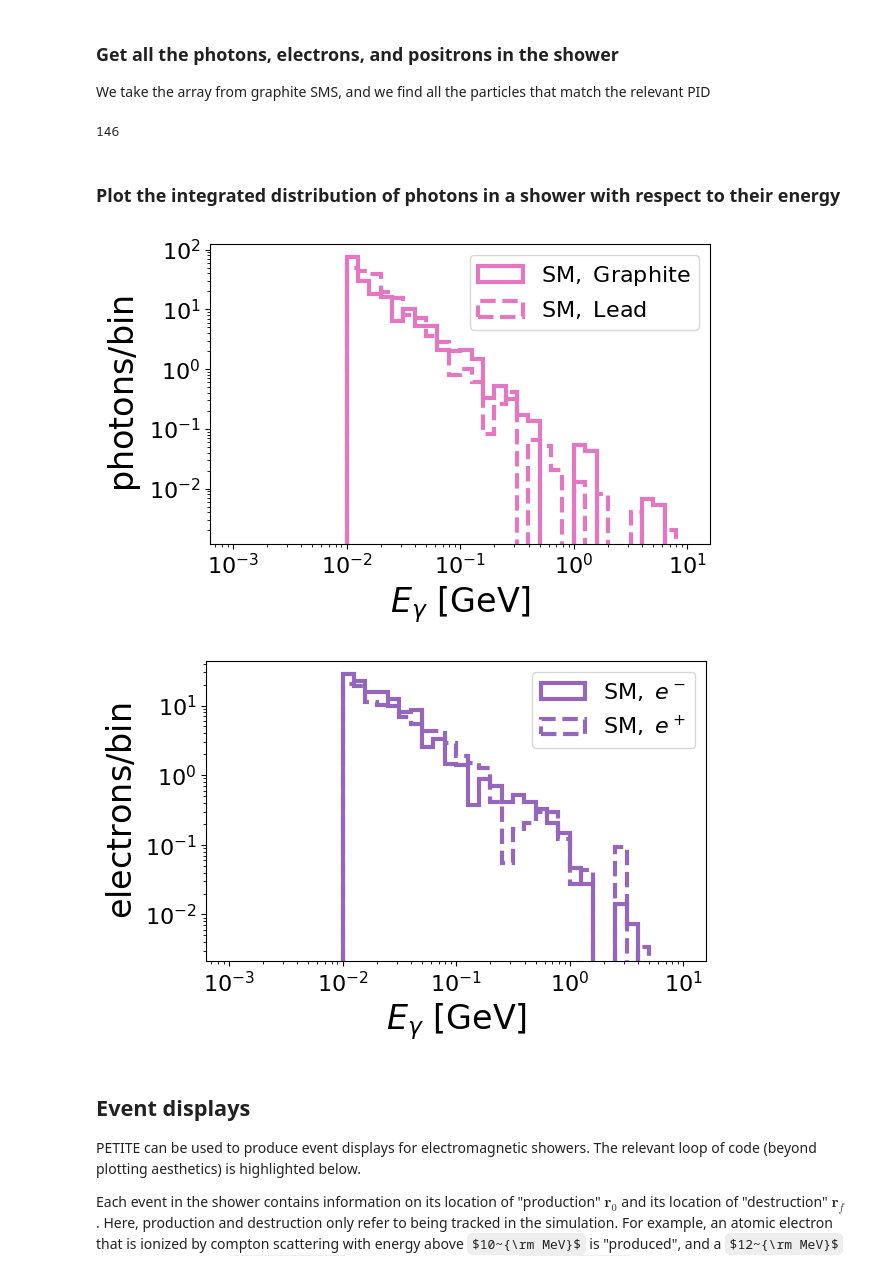
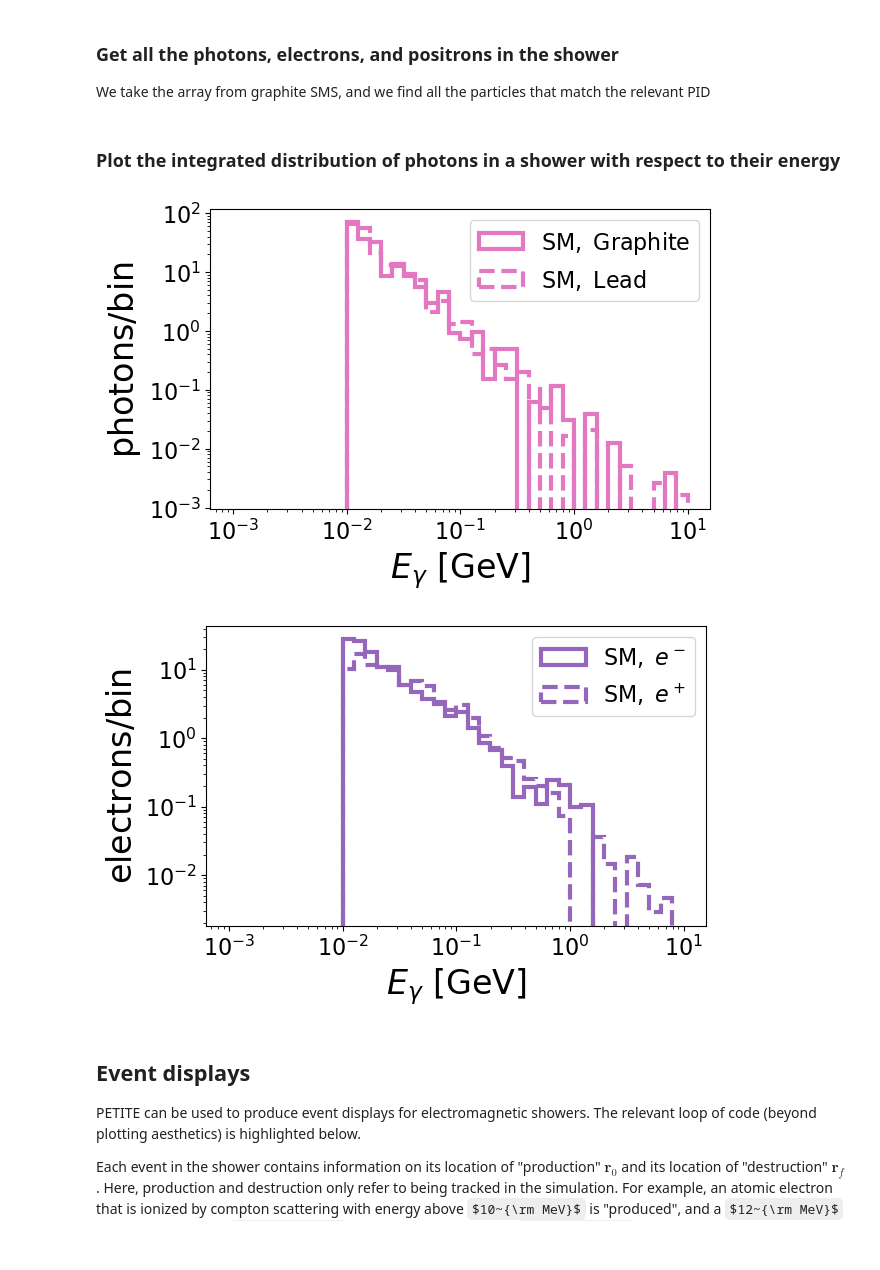
Before and after one commit to kjkellyphys/PETITE, a Jupyter notebook: examples/shower_SM.ipynb, the cells around one changed output. Saved outputs shown, nothing was run; the diff lists cells and outputs as text; code cells hidden in the pictures; some formulas as TeX source.

```diff
--- a/examples/shower_SM.ipynb
+++ b/examples/shower_SM.ipynb
@@ -402,6 +381,9 @@ SMSPositrons = np.array(SMS)[np.where([ps.get_ids()["PID"] == -11 for ps in SMS]
 # %%
 PhotonEs = np.array([s.get_p0()[0] for s in SMSPhotons])
 PhotonEsLead = np.array([s.get_p0()[0] for s in SMSPhotonsLead])
+
+Photon_weights = np.array([s.get_ids()["weight"] for s in SMSPhotons])
+Photon_weightsLead = np.array([s.get_ids()["weight"] for s in SMSPhotonsLead])
 # %%
 ElectronEs = np.array([s.get_p0()[0] for s in SMSElectrons])
 PositronEs = np.array([s.get_p0()[0] for s in SMSPositrons])
@@ -408,32 +393,28 @@ PositronEs = np.array([s.get_p0()[0] for s in SMSPositrons])
-# %%
-len(PhotonEs)
-# %% [output]
-146
 # %% [markdown]
 ### Plot the integrated distribution of photons in a shower with respect to their energy
 # %%
 b0 = np.logspace(-3, 1, 41)
 
-plt.hist(PhotonEs, bins=b0, histtype='step', lw=3, color='C6', density=True, ls='-', label=r"$\mathrm{SM,\ Graphite}$")
-plt.hist(PhotonEsLead, bins=b0, histtype='step', lw=3, color='C6', density=True, ls='--', label=r"$\mathrm{SM,\ Lead}$")
+plt.hist(PhotonEs, bins=b0, weights=Photon_weights, histtype='step', lw=3, color='C6', density=True, ls='-', label=r"$\mathrm{SM,\ Graphite}$")
+plt.hist(PhotonEsLead, bins=b0, weights=Photon_weightsLead, histtype='step', lw=3, color='C6', density=True, ls='--', label=r"$\mathrm{SM,\ Lead}$")
 
 plt.gca().legend(loc=1, fontsize=16)
 plt.gca().set_xscale('log')
 plt.gca().set_yscale('log')
 plt.gca().set_xlabel(r"$E_\gamma\ [\mathrm{GeV}]$", fontsize=24)
 plt.gca().set_ylabel(r"$\mathrm{photons/bin}$", fontsize=24)
 #plt.gca().axis([1e-3,100,1e-11,1e-3])
 [l.set_size(16) for l in plt.gca().get_xticklabels()]
 [l.set_size(16) for l in plt.gca().get_yticklabels()]
 
 set_size(5.0, 3.0)
 # %% [output]
-[figure, old version]
+[figure, new version]
 # %%
 b0 = np.logspace(-3, 1, 41)
 
-plt.hist(ElectronEs, bins=b0, histtype='step', lw=3, color='C4', density=True, ls='-', label=r"$\mathrm{SM,\ } e^-$")
-plt.hist(PositronEs, bins=b0, histtype='step', lw=3, color='C4', density=True, ls='--', label=r"$\mathrm{SM,\ } e^+$")
+plt.hist(ElectronEs, bins=b0, weights=Electron_weights, histtype='step', lw=3, color='C4', density=True, ls='-', label=r"$\mathrm{SM,\ } e^-$")
+plt.hist(PositronEs, bins=b0, weights=Positron_weights, histtype='step', lw=3, color='C4', density=True, ls='--', label=r"$\mathrm{SM,\ } e^+$")
 
 plt.gca().legend(loc=1, fontsize=16)
 plt.gca().set_xscale('log')
@@ -446,7 +427,7 @@ plt.gca().set_ylabel(r"$\mathrm{electrons/bin}$", fontsize=24)
 
 set_size(5.0, 3.0)
 # %% [output]
-[figure, old version]
+[figure, new version]
 # %% [markdown]
 ## Event displays
 
```
Also changed, not shown: parts of 9 cells of this notebook, 3 other files.
